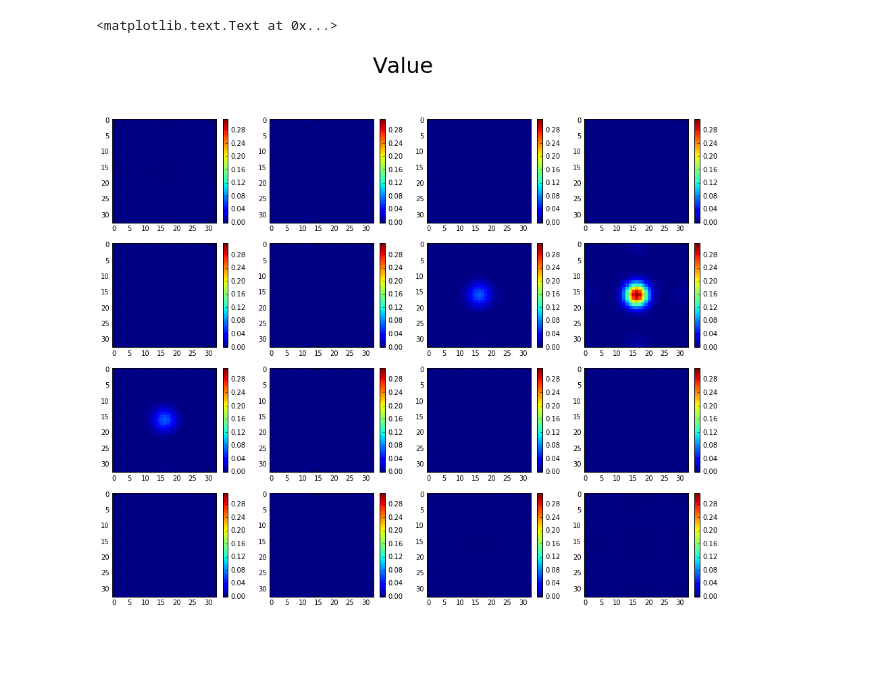
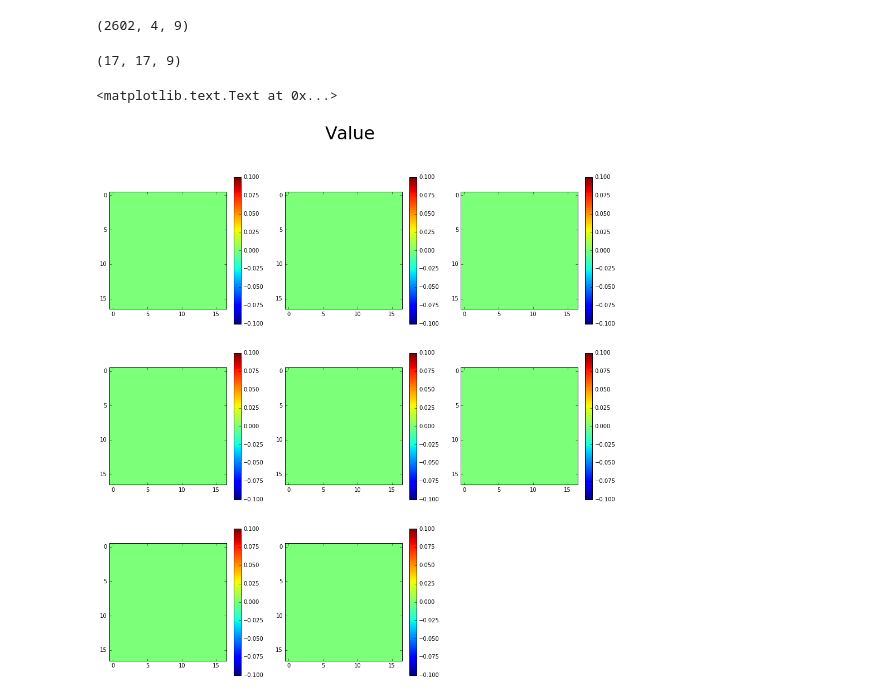
Before and after one commit to order/lcp-research, a Jupyter notebook: planes_refine.py.ipynb, the cells around one changed output. Saved outputs shown, nothing was run; the diff lists cells and outputs as text; code cells hidden in the pictures; blank space fills up the shorter version.

```diff
--- a/planes_refine.py.ipynb
+++ b/planes_refine.py.ipynb
@@ -35,6 +35,7 @@ def plot_cube(cube, title="", cmap="jet", savefile=None, log=False):
         plt.savefig(save)
 # %%
 unarch = Unarchiver('/home/epz/scratch/plane_refine.data')
-NXY = 32+1
-NT = 16+1
+NXY = 16+1
+NT = 8+1
 A = 3+1
+I = 8
@@ -44,7 +42,16 @@ P = np.reshape(p,(NXY*NXY*NT,A), order='F')  # Fortran order to convert stack ve
+# %%
+primals = unarch.primals
+print primals.shape
+# %% [output]
+(2602, 4, 9)
 # %%
-plot_cube(np.reshape(P[:,0], (NXY,NXY,NT)))
+value = primals[:-1, 0, -1]
+value = np.reshape(value, (NXY, NXY, NT))
+print(value.shape)
+plot_cube(value)
 plt.suptitle('Value', fontsize=32)
 # %% [output]
-<matplotlib.text.Text at 0x...>
+(17, 17, 9)
+<matplotlib.text.Text at 0x...>
-[figure, old version]
+[figure, new version]
 # %%
```
Also changed, not shown: parts of 12 cells of this notebook, 4 other files.
